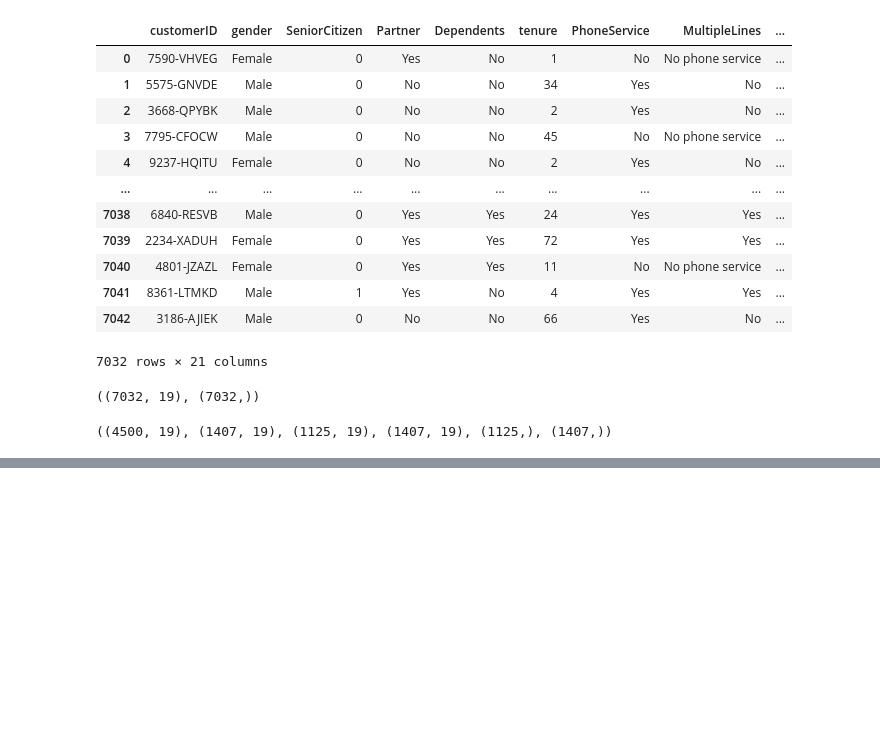
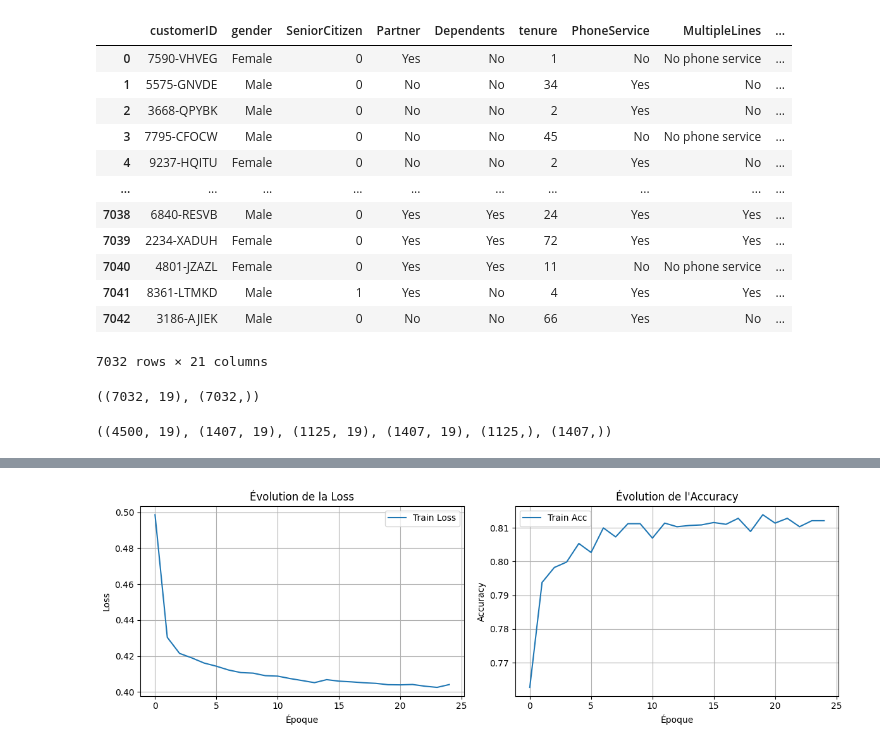
Before and after one commit to gvannesson/churn_deeplearning, a Jupyter notebook: modelisation_gauthier.ipynb, the cells around one changed output, grey strips where cells are left out. Cells and saved outputs as stored; diff of their text form; code cells hidden in the pictures; blank space fills up the shorter version.

```diff
--- a/modelisation_gauthier.ipynb
+++ b/modelisation_gauthier.ipynb
@@ -307,3 +413,13 @@ weighted avg       0.76      0.78      0.77      1407
+# %%
+history = model.fit(
+    X_train, y_train_cat,
+    validation_data=(X_val, y_val_cat),
+    epochs=40,
+    batch_size=64,
+    class_weight=class_weights,
+    verbose=1,
+    callbacks=[early_stop, model_ckpt, tensorboard_cb]
+)
 # %%
 mylist = sorted(history.history['accuracy'])
 mylist
@@ -327,0 +429,10 @@ mylist
+# %%
+history = model.fit(
+    X_train, y_train_cat,
+    validation_data=(X_val, y_val_cat),
+    epochs=40,
+    batch_size=64,
+    class_weight=class_weights,
+    verbose=1,
+    callbacks=[early_stop, model_ckpt, tensorboard_cb]
+)
@@ -327,0 +523,35 @@ mylist
+# %%
+def plot_loss_acc(history, validation=True):
+    """
+    Trace la loss et l'accuracy du modèle pendant l'entraînement.
+    """
+    plt.figure(figsize=(12, 4))
+
+    # Loss
+    plt.subplot(1, 2, 1)
+    plt.plot(history.history['loss'], label='Train Loss')
+    if validation and 'val_loss' in history.history:
+        plt.plot(history.history['val_loss'], label='Val Loss')
+    plt.title('Évolution de la Loss')
+    plt.xlabel('Époque')
+    plt.ylabel('Loss')
+    plt.legend()
+    plt.grid()
+
+    # Accuracy
+    plt.subplot(1, 2, 2)
+    plt.plot(history.history['accuracy'], label='Train Acc')
+    if validation and 'val_accuracy' in history.history:
+        plt.plot(history.history['val_accuracy'], label='Val Acc')
+    plt.title("Évolution de l'Accuracy")
+    plt.xlabel('Époque')
+    plt.ylabel('Accuracy')
+    plt.legend()
+    plt.grid()
+
+    plt.tight_layout()
+    plt.show()
+
+plot_loss_acc(history)
+# %% [output]
+[figure, added]
```
Also changed, not shown: parts of 52 cells of this notebook, 55 other files.
